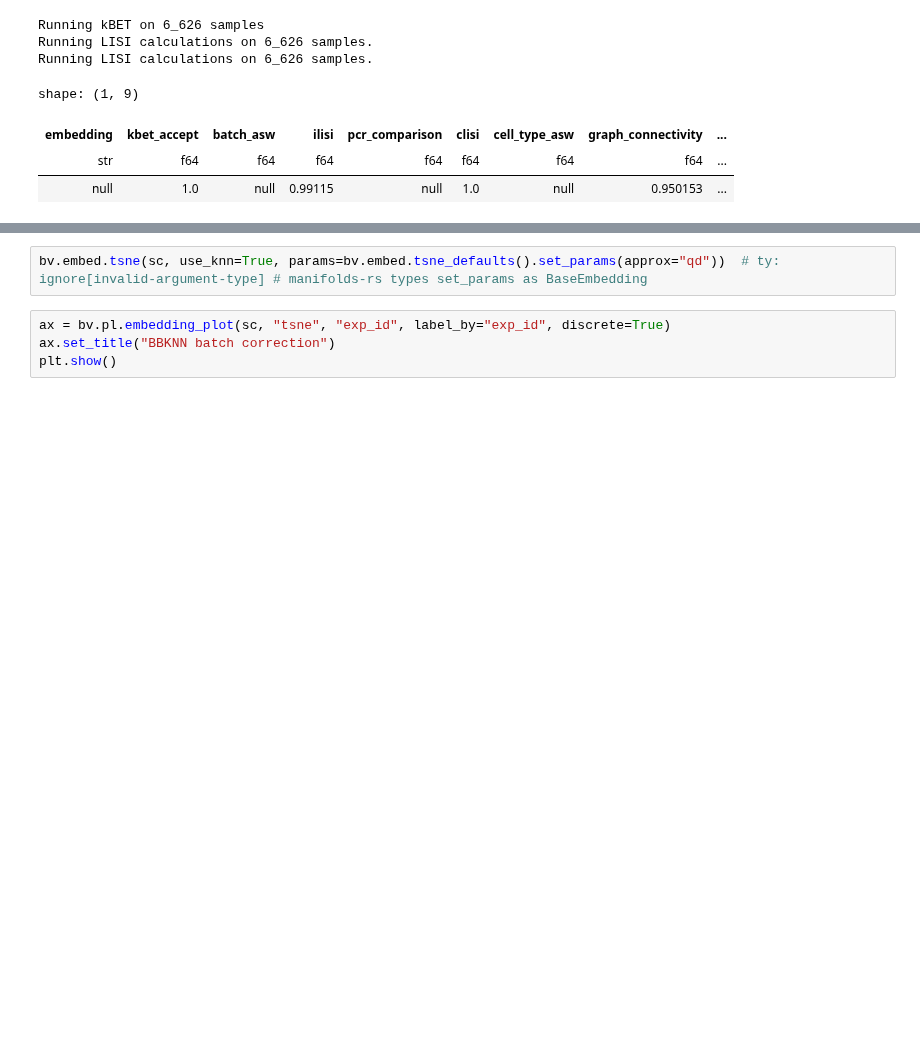
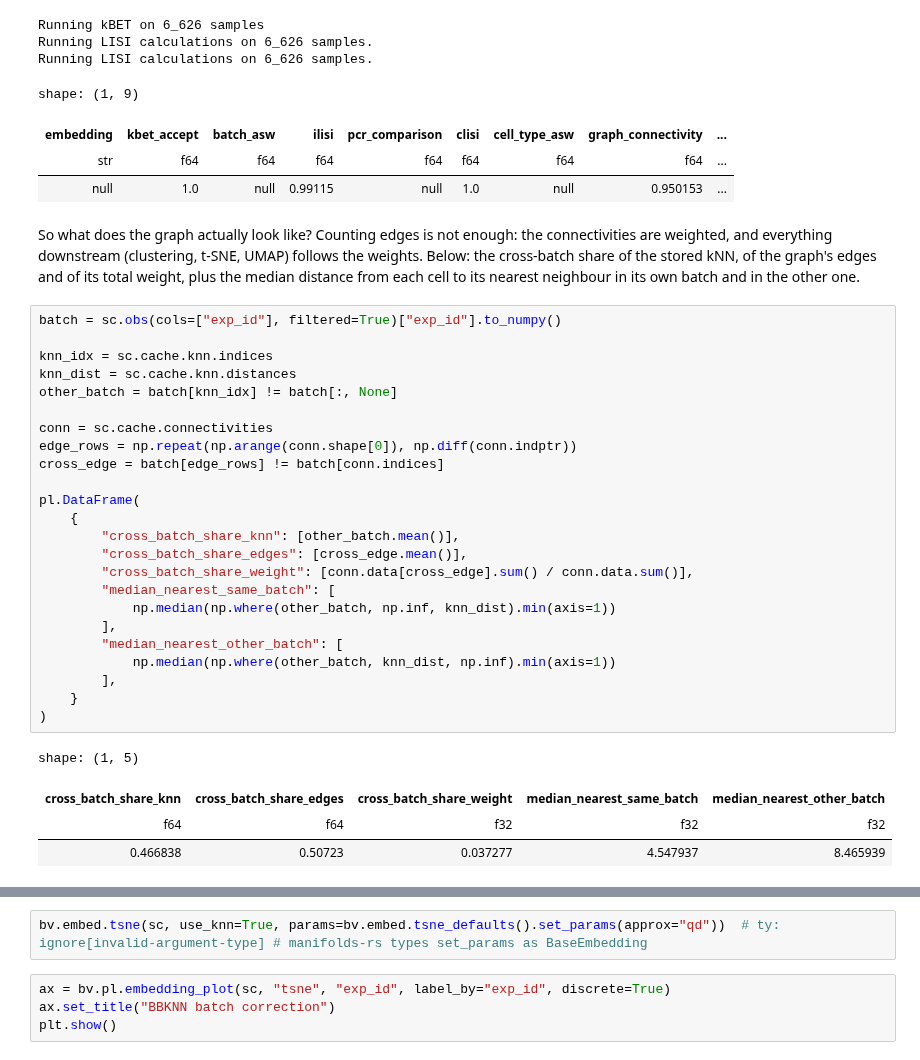
Before and after one commit to GregorLueg/bixverse-rs, a Jupyter notebook: python/docs/vignettes/single_cell_batch_corrections.ipynb, the cells around one changed output, grey strips where cells are left out. Cells and saved outputs as stored; diff of their text form; blank space fills up the shorter version.

```diff
--- a/python/docs/vignettes/single_cell_batch_corrections.ipynb
+++ b/python/docs/vignettes/single_cell_batch_corrections.ipynb
@@ -799,3 +801,38 @@ shape: (1, 9)
 | embedding | kbet_accept | batch_asw | ilisi | pcr_comparison | clisi | cell_type_asw | graph_connectivity | ... |
 | str | f64 | f64 | f64 | f64 | f64 | f64 | f64 | ... |
 | null | 1.0 | null | 0.99115 | null | 1.0 | null | 0.950153 | ... |
+# %% [markdown]
+So what does the graph actually look like? Counting edges is not enough: the
+connectivities are weighted, and everything downstream (clustering, t-SNE,
+UMAP) follows the weights. Below: the cross-batch share of the stored kNN, of
+the graph's edges and of its total weight, plus the median distance from each
+cell to its nearest neighbour in its own batch and in the other one.
+# %%
+batch = sc.obs(cols=["exp_id"], filtered=True)["exp_id"].to_numpy()
+
+knn_idx = sc.cache.knn.indices
+knn_dist = sc.cache.knn.distances
+other_batch = batch[knn_idx] != batch[:, None]
+
+conn = sc.cache.connectivities
+edge_rows = np.repeat(np.arange(conn.shape[0]), np.diff(conn.indptr))
+cross_edge = batch[edge_rows] != batch[conn.indices]
+
+pl.DataFrame(
+    {
+        "cross_batch_share_knn": [other_batch.mean()],
+        "cross_batch_share_edges": [cross_edge.mean()],
+        "cross_batch_share_weight": [conn.data[cross_edge].sum() / conn.data.sum()],
+        "median_nearest_same_batch": [
+            np.median(np.where(other_batch, np.inf, knn_dist).min(axis=1))
+        ],
+        "median_nearest_other_batch": [
+            np.median(np.where(other_batch, knn_dist, np.inf).min(axis=1))
+        ],
+    }
+)
+# %% [output]
+shape: (1, 5)
+| cross_batch_share_knn | cross_batch_share_edges | cross_batch_share_weight | median_nearest_same_batch | median_nearest_other_batch |
+| f64 | f64 | f32 | f32 | f32 |
+| 0.466838 | 0.50723 | 0.037277 | 4.547937 | 8.465939 |
```
Also changed, not shown: parts of 16 cells of this notebook, 1 other file.
